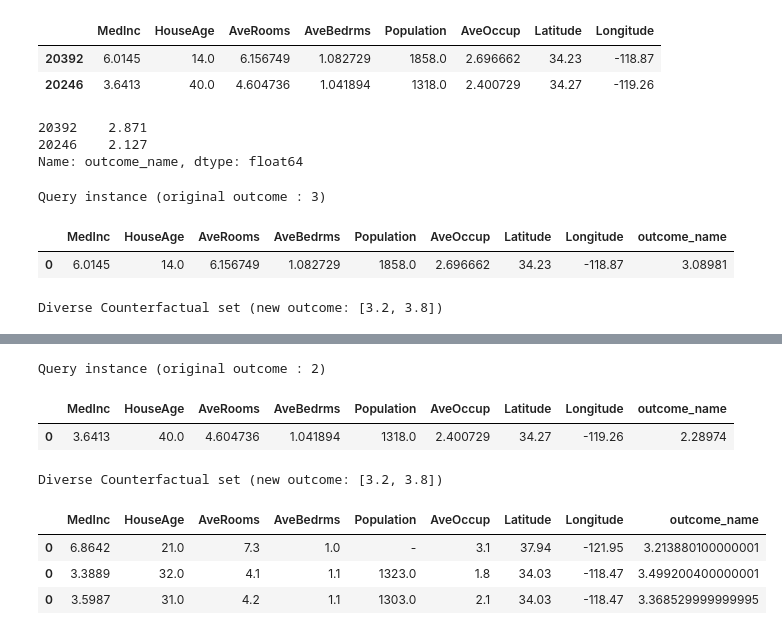
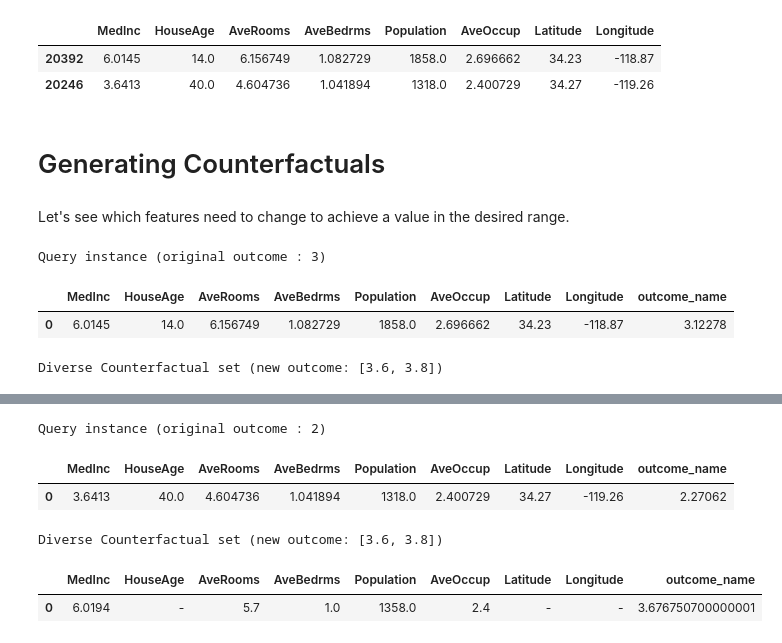
Before and after one commit to danielsaggau/DICE, a Jupyter notebook: Cali_DiCE.ipynb, the cells around one changed output, grey strips where cells are left out. Drawn from its saved outputs; the diff is of its cells as text; code cells hidden in the pictures.

```diff
--- a/Cali_DiCE.ipynb
+++ b/Cali_DiCE.ipynb
@@ -63,20 +73,20 @@ query_instances_cali
 |  | MedInc | HouseAge | AveRooms | AveBedrms | Population | AveOccup | Latitude | Longitude |
 | 20392 | 6.0145 | 14.0 | 6.156749 | 1.082729 | 1858.0 | 2.696662 | 34.23 | -118.87 |
 | 20246 | 3.6413 | 40.0 | 4.604736 | 1.041894 | 1318.0 | 2.400729 | 34.27 | -119.26 |
-# %%
-y_train[17:19]
-# %% [output]
-20392    2.871
-20246    2.127
-Name: outcome_name, dtype: float64
+# %% [markdown]
+# Generating Counterfactuals
+# %% [markdown]
+ Let's see which features need to change to achieve a value in the desired range.
 # %%
 genetic_cali = exp_genetic_cali.generate_counterfactuals(query_instances_cali,
-                                                             total_CFs=3,
-                                                             desired_range=[3.2, 3.8])
+                                                             total_CFs=2,
+                                                             desired_range=[3.6, 3.8],
+                                                         features_to_vary=["MedInc", "Population", "AveRooms"]
+                                                         )
 genetic_cali.visualize_as_dataframe(show_only_changes=True)
 # %% [output]
 Query instance (original outcome : 3)
 |  | MedInc | HouseAge | AveRooms | AveBedrms | Population | AveOccup | Latitude | Longitude | outcome_name |
-| 0 | 6.0145 | 14.0 | 6.156749 | 1.082729 | 1858.0 | 2.696662 | 34.23 | -118.87 | 3.08981 |
+| 0 | 6.0145 | 14.0 | 6.156749 | 1.082729 | 1858.0 | 2.696662 | 34.23 | -118.87 | 3.12278 |
-Diverse Counterfactual set (new outcome: [3.2, 3.8])
+Diverse Counterfactual set (new outcome: [3.6, 3.8])
 |  | MedInc | HouseAge | AveRooms | AveBedrms | Population | AveOccup | Latitude | Longitude | outcome_name |
@@ -86,8 +95,6 @@ Diverse Counterfactual set (new outcome: [3.2, 3.8])
 Query instance (original outcome : 2)
 |  | MedInc | HouseAge | AveRooms | AveBedrms | Population | AveOccup | Latitude | Longitude | outcome_name |
-| 0 | 3.6413 | 40.0 | 4.604736 | 1.041894 | 1318.0 | 2.400729 | 34.27 | -119.26 | 2.28974 |
+| 0 | 3.6413 | 40.0 | 4.604736 | 1.041894 | 1318.0 | 2.400729 | 34.27 | -119.26 | 2.27062 |
-Diverse Counterfactual set (new outcome: [3.2, 3.8])
+Diverse Counterfactual set (new outcome: [3.6, 3.8])
 |  | MedInc | HouseAge | AveRooms | AveBedrms | Population | AveOccup | Latitude | Longitude | outcome_name |
-| 0 | 6.8642 | 21.0 | 7.3 | 1.0 | - | 3.1 | 37.94 | -121.95 | 3.213880100000001 |
-| 0 | 3.3889 | 32.0 | 4.1 | 1.1 | 1323.0 | 1.8 | 34.03 | -118.47 | 3.499200400000001 |
-| 0 | 3.5987 | 31.0 | 4.2 | 1.1 | 1303.0 | 2.1 | 34.03 | -118.47 | 3.368529999999995 |
+| 0 | 6.0194 | - | 5.7 | 1.0 | 1358.0 | 2.4 | - | - | 3.676750700000001 |
```
Also changed, not shown: parts of 8 cells of this notebook.
